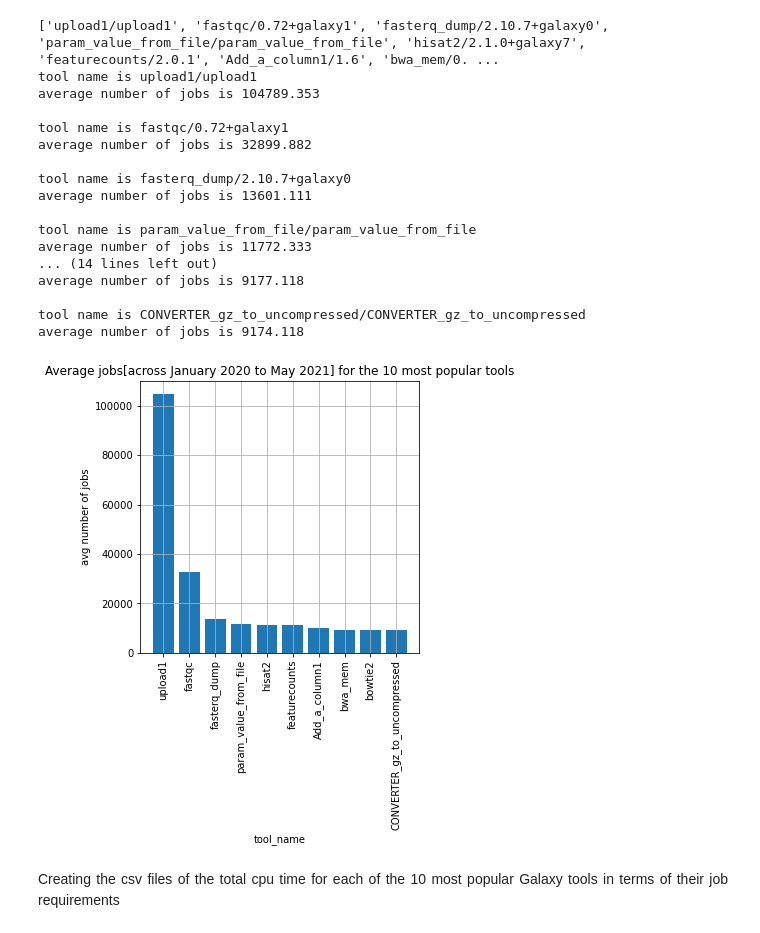
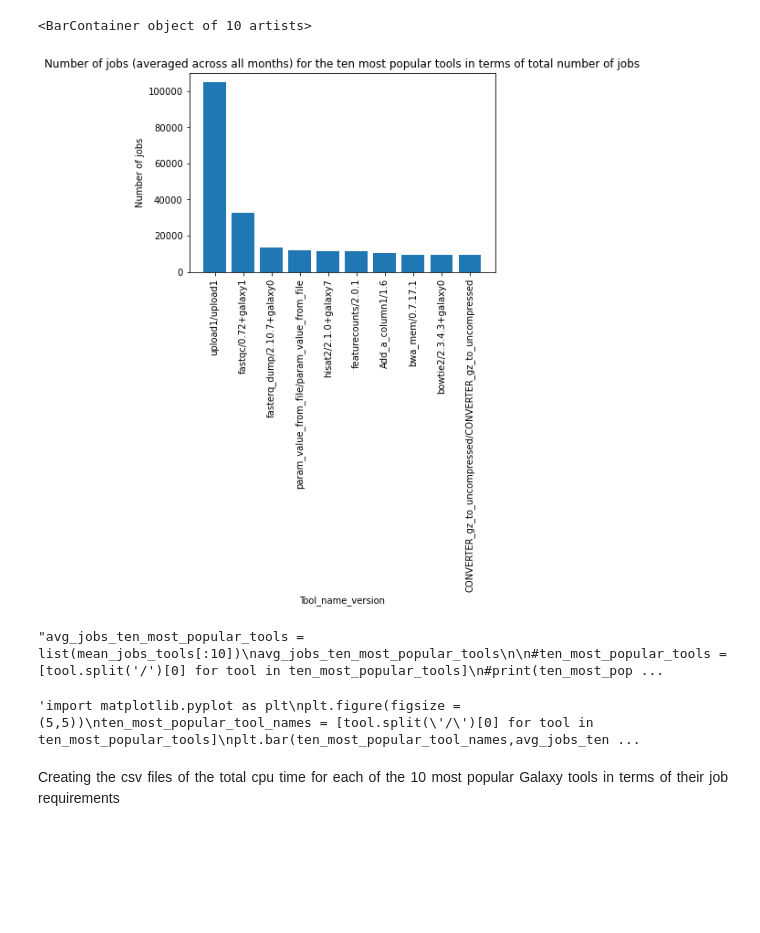
Before and after one commit to galaxyproject/usage-metering, a Jupyter notebook: data/MostPopularTools/MostPopularTools_Jobs.ipynb, the cells around one changed output. Cells and saved outputs as stored; diff of their text form; code cells hidden in the pictures; blank space fills up the shorter version.

```diff
--- a/data/MostPopularTools/MostPopularTools_Jobs.ipynb
+++ b/data/MostPopularTools/MostPopularTools_Jobs.ipynb
@@ -1,24 +1,42 @@
+# %%
+import os
+import matplotlib.pyplot as plt
+%matplotlib inline
+
+import pandas as pd
+import numpy as np
+
+numjobs_all = pd.read_csv('../numjobs_all.csv')
+numjobs_all.drop('Unnamed: 0',axis = 1,inplace = True)
+# %%
+mean_jobs_tools = numjobs_all.groupby(['tool_name_version']).mean()
+mean_jobs_tools.reset_index(inplace = True)
+mean_jobs_tools.sort_values(by = 'num_jobs',ascending = False,inplace = True)
+mean_jobs_tools.to_csv('ten_most_popular_tools_avg_numjobs.csv',index = False)
+# %%
+ten_most_popular_tools_jobs = mean_jobs_tools.head(10)
+import matplotlib.pyplot as plt
+
+most_popular_tool_names = ten_most_popular_tools_jobs.tool_name_version.values
+most_popular_tool_names_jobs = ten_most_popular_tools_jobs.num_jobs.values
+plt.title('Number of jobs (averaged across all months) for the ten most popular tools in terms of total number of jobs')
+plt.ylabel('Number of jobs')
+plt.xlabel('Tool_name_version')
+plt.xticks(rotation = 90)
+plt.bar(most_popular_tool_names,most_popular_tool_names_jobs)
+# %% [output]
+<BarContainer object of 10 artists>
+[figure, added]
 # %%
-import os
-import matplotlib.pyplot as plt
+#mean_jobs_tools = group_tools.apply(lambda x: x['num_jobs'].mean())
 
-
-import pandas as pd
-import numpy as np
-
-numjobs_all = pd.read_csv('../numjobs_all.csv')
-group_tools = numjobs_all.groupby(['tool_name_version'])
-
-
-mean_jobs_tools = group_tools.apply(lambda x: x['num_jobs'].mean())
-
-mean_jobs_tools.sort_values(ascending = False,inplace = True)
+#mean_jobs_tools.sort_values(ascending = False,inplace = True)
 
 ## ten most popular tools in terms of the average number of jobs
-ten_most_popular_tools = list(mean_jobs_tools[:10].index)
-print(ten_most_popular_tools)
+#ten_most_popular_tools = list(mean_jobs_tools[:10].index)
+#print(ten_most_popular_tools)
 
-avg_jobs_ten_most_popular_tools = list(mean_jobs_tools[:10])
+'''avg_jobs_ten_most_popular_tools = list(mean_jobs_tools[:10])
 avg_jobs_ten_most_popular_tools
 
 #ten_most_popular_tools = [tool.split('/')[0] for tool in ten_most_popular_tools]
@@ -26,27 +44,11 @@ avg_jobs_ten_most_popular_tools
 ten_most_popular_tools_data = zip(ten_most_popular_tools,avg_jobs_ten_most_popular_tools)
 for tool_name, tool_avg_jobs in ten_most_popular_tools_data:
     print(f'tool name is {tool_name}')
-    print('average number of jobs is {:.3f}\n'.format(tool_avg_jobs))
+    print('average number of jobs is {:.3f}\n'.format(tool_avg_jobs))'''
 # %% [output]
-['upload1/upload1', 'fastqc/0.72+galaxy1', 'fasterq_dump/2.10.7+galaxy0', 'param_value_from_file/param_value_from_file', 'hisat2/2.1.0+galaxy7', 'featurecounts/2.0.1', 'Add_a_column1/1.6', 'bwa_mem/0. ...
-tool name is upload1/upload1
-average number of jobs is 104789.353
-
-tool name is fastqc/0.72+galaxy1
-average number of jobs is 32899.882
-
-tool name is fasterq_dump/2.10.7+galaxy0
-average number of jobs is 13601.111
-
-tool name is param_value_from_file/param_value_from_file
-average number of jobs is 11772.333
-... (14 lines left out)
-average number of jobs is 9177.118
-
-tool name is CONVERTER_gz_to_uncompressed/CONVERTER_gz_to_uncompressed
-average number of jobs is 9174.118
+"avg_jobs_ten_most_popular_tools = list(mean_jobs_tools[:10])\navg_jobs_ten_most_popular_tools\n\n#ten_most_popular_tools = [tool.split('/')[0] for tool in ten_most_popular_tools]\n#print(ten_most_pop ...
 # %%
-import matplotlib.pyplot as plt
+'''import matplotlib.pyplot as plt
 plt.figure(figsize = (5,5))
 ten_most_popular_tool_names = [tool.split('/')[0] for tool in ten_most_popular_tools]
 plt.bar(ten_most_popular_tool_names,avg_jobs_ten_most_popular_tools)
@@ -56,12 +58,12 @@ plt.ylabel('avg number of jobs')
 plt.grid(axis="both")
 plt.xticks(rotation = 90)
 plt.savefig('avg_num_jobs_10_mostpopular_tools.png')
-#print("current files are ")
+#print("current files are ")'''
 
 #for file in os.listdir():
 #  print(file)
 # %% [output]
-[figure, removed]
+'import matplotlib.pyplot as plt\nplt.figure(figsize = (5,5))\nten_most_popular_tool_names = [tool.split(\'/\')[0] for tool in ten_most_popular_tools]\nplt.bar(ten_most_popular_tool_names,avg_jobs_ten ...
 # %% [markdown]
 <p align= "justify">
 Creating the csv files of the total cpu time for each of the 10 most popular Galaxy tools in terms of their job requirements
```
Also changed, not shown: parts of 11 cells of this notebook, 3 other files.
